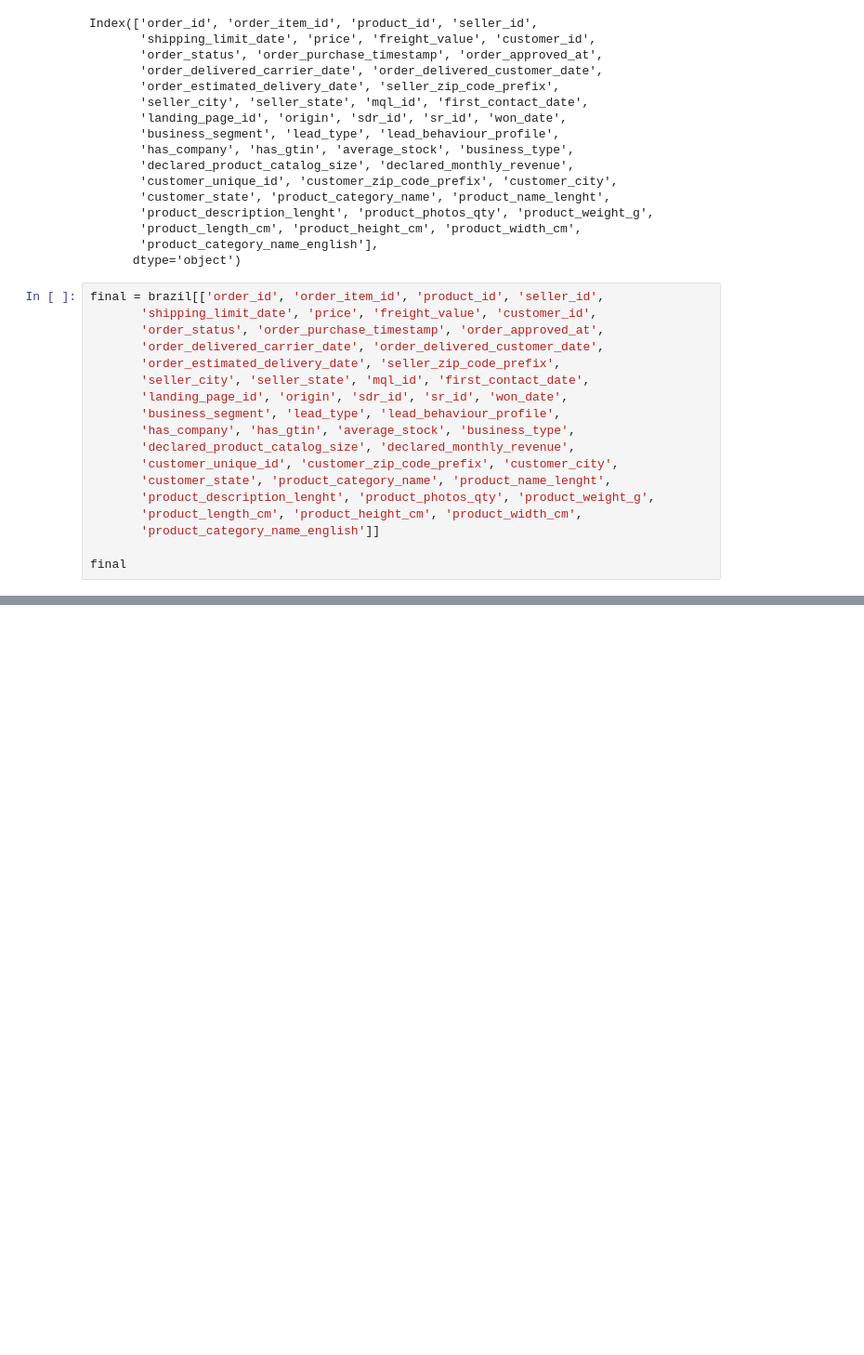
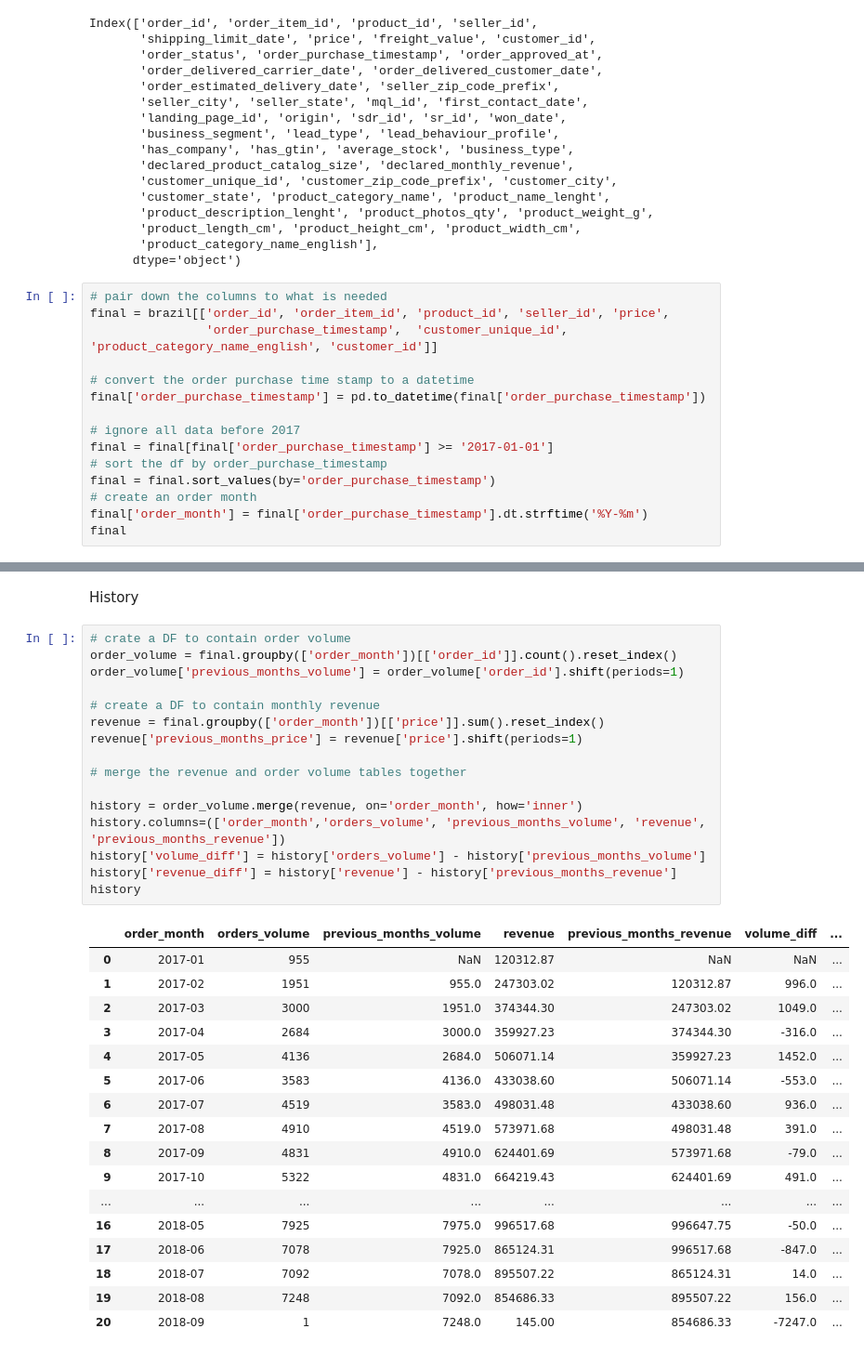
Before and after one commit to datastraine/kaggle, a Jupyter notebook: OLIST/SamCart.ipynb, the cells around one changed output, grey strips where cells are left out. Shown: that part at 93% size. Cells and saved outputs as stored; diff of their text form; blank space fills up the shorter version.

```diff
--- a/OLIST/SamCart.ipynb
+++ b/OLIST/SamCart.ipynb
@@ -357,20 +357,17 @@ Index(['order_id', 'order_item_id', 'product_id', 'seller_id',
        'product_category_name_english'],
       dtype='object')
 # %%
-final = brazil[['order_id', 'order_item_id', 'product_id', 'seller_id',
-       'shipping_limit_date', 'price', 'freight_value', 'customer_id',
-       'order_status', 'order_purchase_timestamp', 'order_approved_at',
-       'order_delivered_carrier_date', 'order_delivered_customer_date',
-       'order_estimated_delivery_date', 'seller_zip_code_prefix',
-       'seller_city', 'seller_state', 'mql_id', 'first_contact_date',
-       'landing_page_id', 'origin', 'sdr_id', 'sr_id', 'won_date',
-       'business_segment', 'lead_type', 'lead_behaviour_profile',
-       'has_company', 'has_gtin', 'average_stock', 'business_type',
-       'declared_product_catalog_size', 'declared_monthly_revenue',
-       'customer_unique_id', 'customer_zip_code_prefix', 'customer_city',
-       'customer_state', 'product_category_name', 'product_name_lenght',
-       'product_description_lenght', 'product_photos_qty', 'product_weight_g',
-       'product_length_cm', 'product_height_cm', 'product_width_cm',
-       'product_category_name_english']]
+# pair down the columns to what is needed
+final = brazil[['order_id', 'order_item_id', 'product_id', 'seller_id', 'price',
+                'order_purchase_timestamp',  'customer_unique_id', 'product_category_name_english', 'customer_id']]
 
+# convert the order purchase time stamp to a datetime
+final['order_purchase_timestamp'] = pd.to_datetime(final['order_purchase_timestamp'])
+
+# ignore all data before 2017
+final = final[final['order_purchase_timestamp'] >= '2017-01-01']
+# sort the df by order_purchase_timestamp
+final = final.sort_values(by='order_purchase_timestamp')
+# create an order month
+final['order_month'] = final['order_purchase_timestamp'].dt.strftime('%Y-%m')
 final
@@ -376,0 +444,36 @@ final
+# %% [markdown]
+History
+# %%
+# crate a DF to contain order volume
+order_volume = final.groupby(['order_month'])[['order_id']].count().reset_index()
+order_volume['previous_months_volume'] = order_volume['order_id'].shift(periods=1)
+
+# create a DF to contain monthly revenue
+revenue = final.groupby(['order_month'])[['price']].sum().reset_index()
+revenue['previous_months_price'] = revenue['price'].shift(periods=1)
+
+# merge the revenue and order volume tables together
+
+history = order_volume.merge(revenue, on='order_month', how='inner')
+history.columns=(['order_month','orders_volume', 'previous_months_volume', 'revenue', 'previous_months_revenue'])
+history['volume_diff'] = history['orders_volume'] - history['previous_months_volume']
+history['revenue_diff'] = history['revenue'] - history['previous_months_revenue']
+history
+# %% [output]
+|  | order_month | orders_volume | previous_months_volume | revenue | previous_months_revenue | volume_diff | ... |
+| 0 | 2017-01 | 955 | NaN | 120312.87 | NaN | NaN | ... |
+| 1 | 2017-02 | 1951 | 955.0 | 247303.02 | 120312.87 | 996.0 | ... |
+| 2 | 2017-03 | 3000 | 1951.0 | 374344.30 | 247303.02 | 1049.0 | ... |
+| 3 | 2017-04 | 2684 | 3000.0 | 359927.23 | 374344.30 | -316.0 | ... |
+| 4 | 2017-05 | 4136 | 2684.0 | 506071.14 | 359927.23 | 1452.0 | ... |
+| 5 | 2017-06 | 3583 | 4136.0 | 433038.60 | 506071.14 | -553.0 | ... |
+| 6 | 2017-07 | 4519 | 3583.0 | 498031.48 | 433038.60 | 936.0 | ... |
+| 7 | 2017-08 | 4910 | 4519.0 | 573971.68 | 498031.48 | 391.0 | ... |
+| 8 | 2017-09 | 4831 | 4910.0 | 624401.69 | 573971.68 | -79.0 | ... |
+| 9 | 2017-10 | 5322 | 4831.0 | 664219.43 | 624401.69 | 491.0 | ... |
+| ... | ... | ... | ... | ... | ... | ... | ... |
+| 16 | 2018-05 | 7925 | 7975.0 | 996517.68 | 996647.75 | -50.0 | ... |
+| 17 | 2018-06 | 7078 | 7925.0 | 865124.31 | 996517.68 | -847.0 | ... |
+| 18 | 2018-07 | 7092 | 7078.0 | 895507.22 | 865124.31 | 14.0 | ... |
+| 19 | 2018-08 | 7248 | 7092.0 | 854686.33 | 895507.22 | 156.0 | ... |
+| 20 | 2018-09 | 1 | 7248.0 | 145.00 | 854686.33 | -7247.0 | ... |
```
Also changed, not shown: parts of 11 cells of this notebook.
